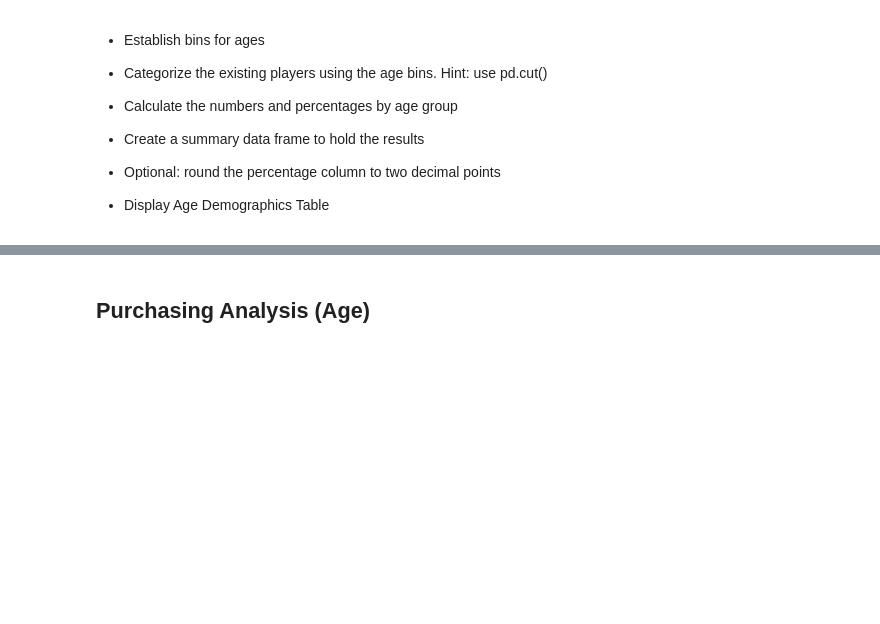
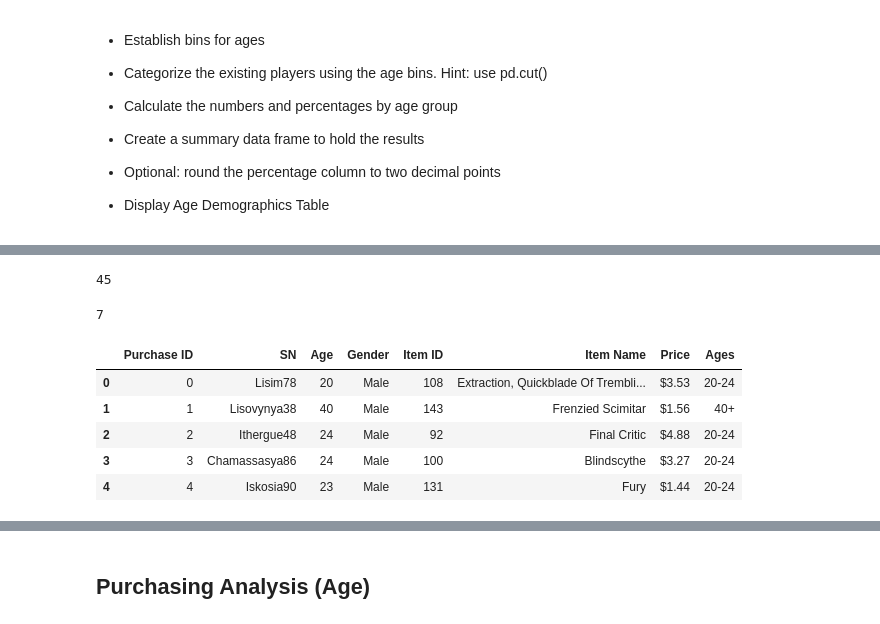
Before and after one commit to Jackelyneg/PandasChallenge, a Jupyter notebook: HeroesOfPymoli_starter.ipynb, the cells around one changed output, grey strips where cells are left out. Cells and saved outputs as stored; diff of their text form; code cells hidden in the pictures; blank space fills up the shorter version.

```diff
--- a/HeroesOfPymoli_starter.ipynb
+++ b/HeroesOfPymoli_starter.ipynb
@@ -97,0 +114,11 @@ summary_table
+# %%
+#Place values into a dataframe
+purchase_analysis = pd.DataFrame({'Purchase':gender_price,
+                                  'Average Purchase Price':gender_average,
+                                  'Total Purchase per Purchase':gender_total,
+                                 'Avg Total Purchase per Person':average_person})
+#format 2 decimal place
+pd.options.display.float_format= "${:,.2f}".format
+purchase_analysis
+
+#Resource:https://www.kite.com/python/answers/how-to-display-float-values-in-a-pandas-dataframe-to-two-decimal-places-in-python#:~:text=Use%20pandas.&text=float_format%20to%20%22%7B%3A%2C.,values%20to%20two%20decimal%20places.
@@ -127,0 +150,25 @@ summary_table
+# %%
+#Retrieve the max of the data by Age
+purchase_data['Age'].max()
+# %% [output]
+45
+# %%
+#Retrieve the min of the data by Age
+purchase_data['Age'].min()
+# %% [output]
+7
+# %%
+#Seperate age groups into bins
+bins=[0, 9, 14, 19, 24, 29, 34, 39, 99]
+#give label values to bins
+group_age=['<10','10-14','15-19','20-24','25-29','30-34','35-39','40+']
+# %%
+purchase_data["Ages"] = pd.cut(purchase_data["Age"], bins, labels=group_age)
+purchase_data.head()
+# %% [output]
+|  | Purchase ID | SN | Age | Gender | Item ID | Item Name | Price | Ages |
+| 0 | 0 | Lisim78 | 20 | Male | 108 | Extraction, Quickblade Of Trembli... | $3.53 | 20-24 |
+| 1 | 1 | Lisovynya38 | 40 | Male | 143 | Frenzied Scimitar | $1.56 | 40+ |
+| 2 | 2 | Ithergue48 | 24 | Male | 92 | Final Critic | $4.88 | 20-24 |
+| 3 | 3 | Chamassasya86 | 24 | Male | 100 | Blindscythe | $3.27 | 20-24 |
+| 4 | 4 | Iskosia90 | 23 | Male | 131 | Fury | $1.44 | 20-24 |
```
Also changed, not shown: parts of 14 cells of this notebook.
